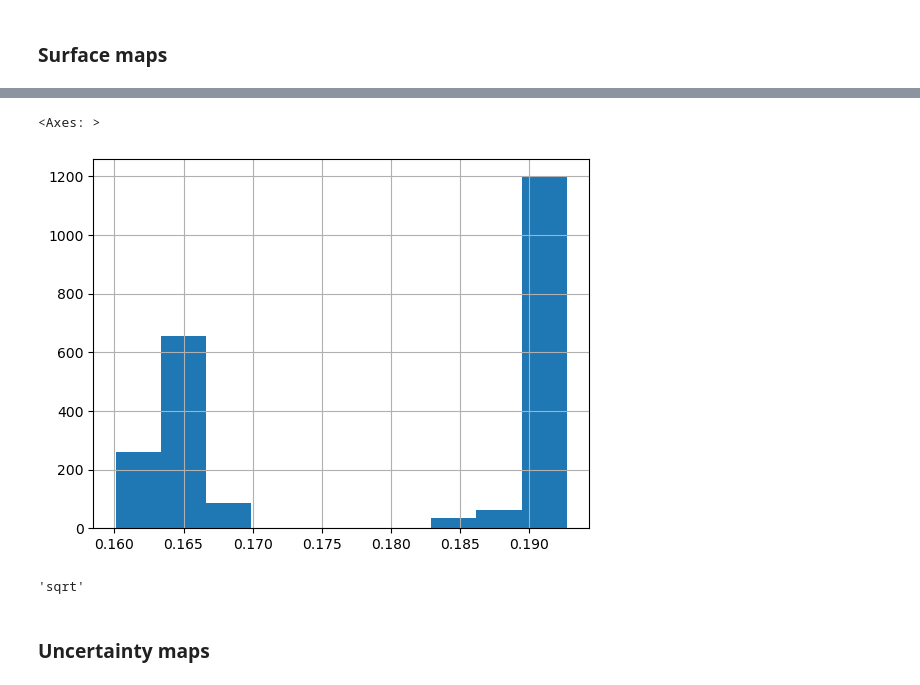
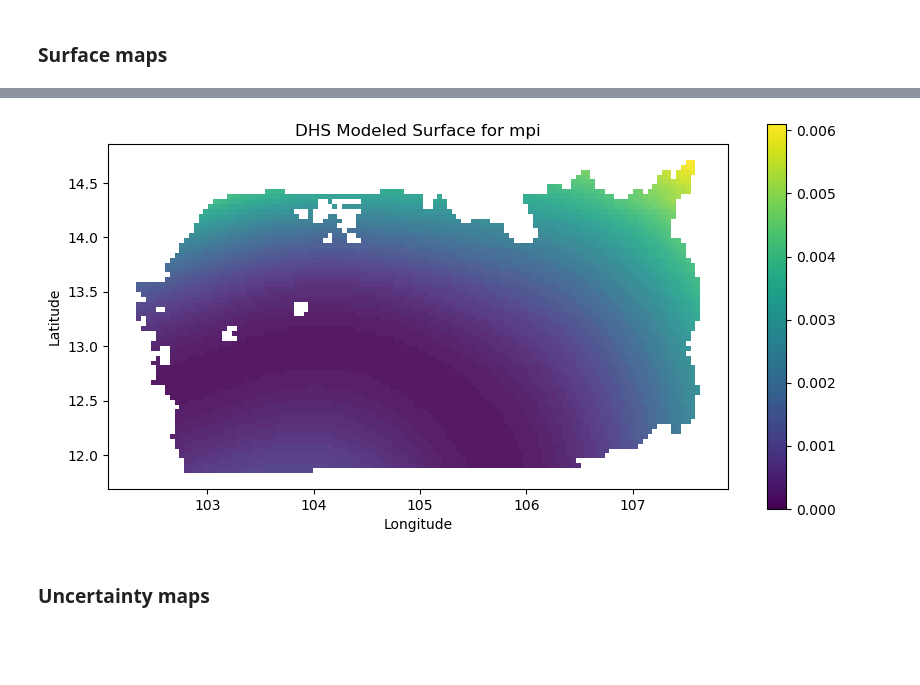
Before and after one commit to sig-gis/dises-khm-mpi, a Jupyter notebook: 5. Final Results.ipynb, the cells around one changed output, grey strips where cells are left out. Drawn from its saved outputs; the diff is of its cells as text; code cells hidden in the pictures; blank space fills up the shorter version.

```diff
--- a/5. Final Results.ipynb
+++ b/5. Final Results.ipynb
@@ -129,12 +108,31 @@ df['mpi_denormalized'].hist()
-# %%
-df['mpi'].hist()
-# %% [output]
-<Axes: >
-[figure, removed]
-# %%
-report['Transformation Applied']
-# %% [output]
-'sqrt'
+# %%
+# Create a plot
+fig, ax = plt.subplots(figsize=(10, 10))
+
+# Plot the GeoDataFrame with a colormap based on the target_indicator
+gdf.plot(ax=ax, column=target_indicator, cmap='viridis', alpha=0.8)
+
+# Customize the plot (optional)
+ax.set_title(f'DHS Modeled Surface for {target_indicator}')
+ax.set_xlabel('Longitude')
+ax.set_ylabel('Latitude')
+
+# Plot again with a legend
+gdf_plot = gdf.plot(ax=ax, column=target_indicator, cmap='viridis', alpha=0.5)
+
+# Add a color bar
+sm = plt.cm.ScalarMappable(cmap='viridis', norm=plt.Normalize(vmin=gdf[target_indicator].min(), vmax=gdf[target_indicator].max()))
+sm._A = []  # Create an empty array for the scalar mappable
+cbar = fig.colorbar(sm, ax=ax, shrink=0.5)  # Adjust the 'shrink' parameter to reduce color bar size
+
+
+# Save the plot as a PDF
+plt.savefig(os.path.join('temp_files/report',
+                         f'{country} - {year} -  {target_indicator} Predictions.pdf'))
+
+plt.show()
+# %% [output]
+[figure, added]
 # %% [markdown]
 ### Uncertainty maps
 # %% [markdown]
```
Also changed, not shown: parts of 10 cells of this notebook, 2 other files.
